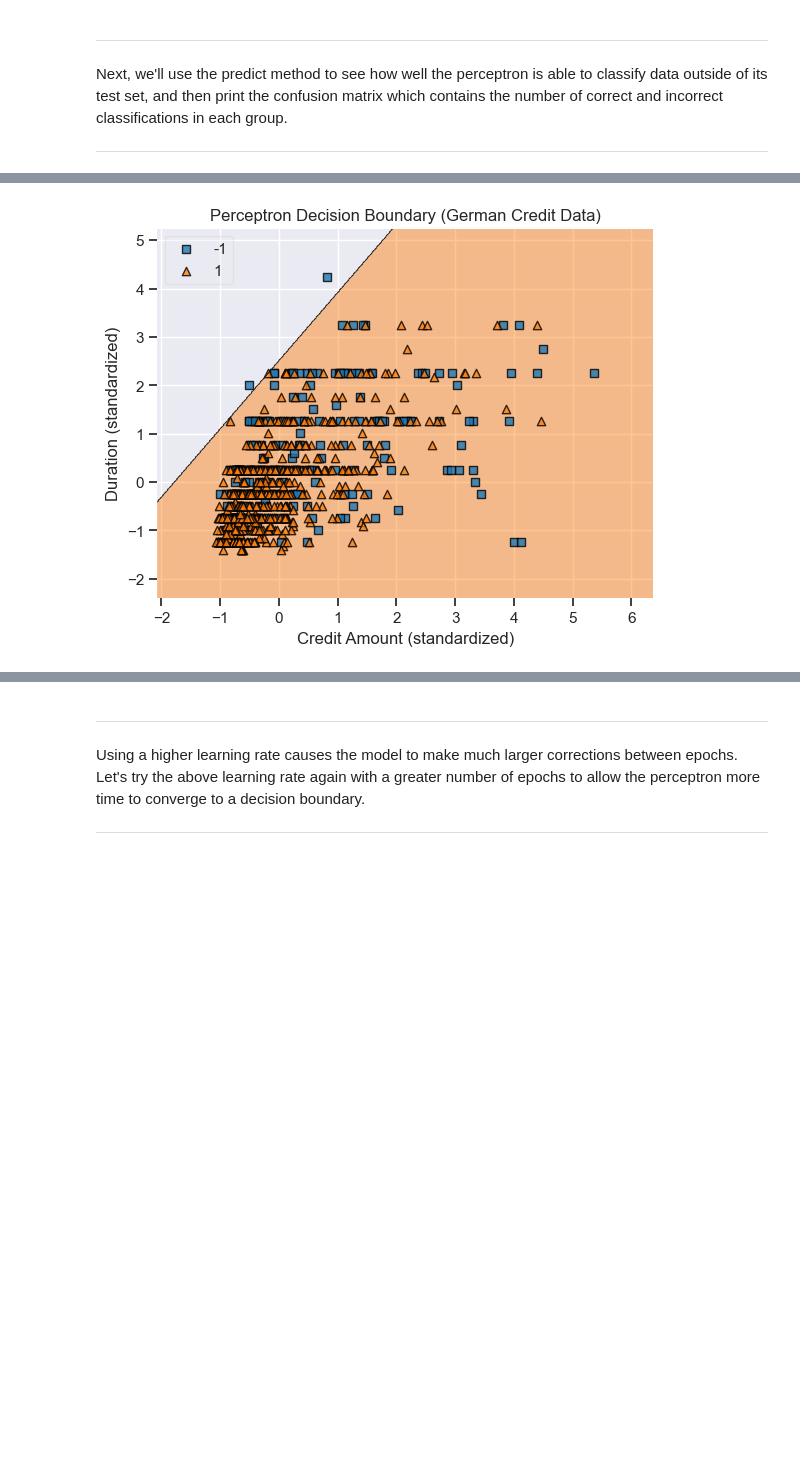
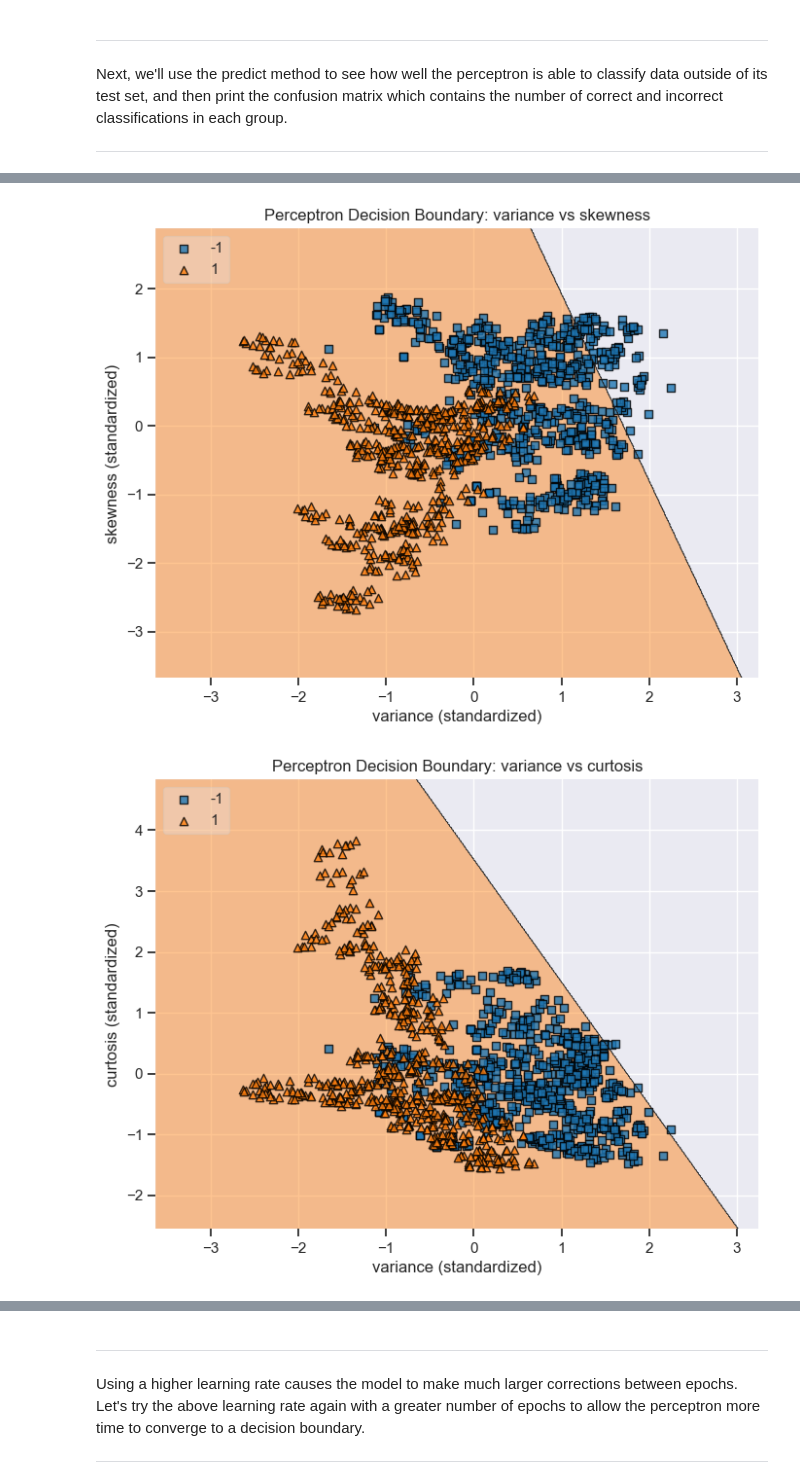
Before and after one commit to ksanderfer/Sanderfer-CMOR-438-Spring-2025, a Jupyter notebook: Supervised Machine Learning/Perceptron/perceptron.ipynb, the cells around one changed output, grey strips where cells are left out. Saved outputs shown, nothing was run; the diff lists cells and outputs as text; code cells hidden in the pictures; blank space fills up the shorter version.

Commit message:
perceptron done

```diff
--- a/Supervised Machine Learning/Perceptron/perceptron.ipynb
+++ b/Supervised Machine Learning/Perceptron/perceptron.ipynb
@@ -70,12 +70,12 @@ for col in df.select_dtypes(include='object').columns:
     le = LabelEncoder()
     df[col] = le.fit_transform(df[col])
 
-X = df.drop('Target', axis=1)
-X = df[['CreditAmount', 'Duration']]
-y = df['Target']
+X = df.drop('class', axis=1)
+X = df[['variance', 'skewness', 'curtosis', 'entropy']] # Select only the features we want to use for training
+y = df['class']
 
 # Convert labels: 1 = good, 2 = bad → want 1 = good, -1 = bad
-y = y.replace({1: 1, 2: -1})
+y = y.replace({1: 1, 0: -1})
 
 scaler = StandardScaler()
 X_scaled = scaler.fit_transform(X)
@@ -126,13 +128,29 @@ It's easier to see how the perceptron was trained by visualizing it on a graph a
 
 ---
 # %%
-# Plot decision regions
-plot_decision_regions(X=X_scaled, y=y.to_numpy(), clf=model, legend=2)
+from itertools import combinations
 
-# Final touches
-plt.xlabel('Credit Amount (standardized)')
-plt.ylabel('Duration (standardized)')
-plt.title('Perceptron Decision Boundary (German Credit Data)')
-plt.show()
+# Generate decision region plots for all pairs of features
+feature_names = ['variance', 'skewness', 'curtosis', 'entropy']
+feature_combinations = list(combinations(range(len(feature_names)), 2))  # Generate all pairs of feature indices
+
+for i, (f1, f2) in enumerate(feature_combinations):
+    # Select only the two features for this iteration
+    X_pair = X_scaled[:, [f1, f2]]
+
+    # Train the perceptron on the selected features
+    model = Perceptron(eta=0.01, epochs=1000)
+    model.train(X_pair, y)
+
+    # Plot decision regions
+    plt.figure(figsize=(8, 6))
+    plot_decision_regions(X=X_pair, y=y.to_numpy(), clf=model, legend=2)
+
+    # Add labels and title
+    plt.xlabel(f'{feature_names[f1]} (standardized)')
+    plt.ylabel(f'{feature_names[f2]} (standardized)')
+    plt.title(f'Perceptron Decision Boundary: {feature_names[f1]} vs {feature_names[f2]}')
+    plt.show()
 # %% [output]
-[figure, old version]
+[figure, new version]
+[figure, added]
```
Also changed, not shown: parts of 14 cells of this notebook, 1 other file.
